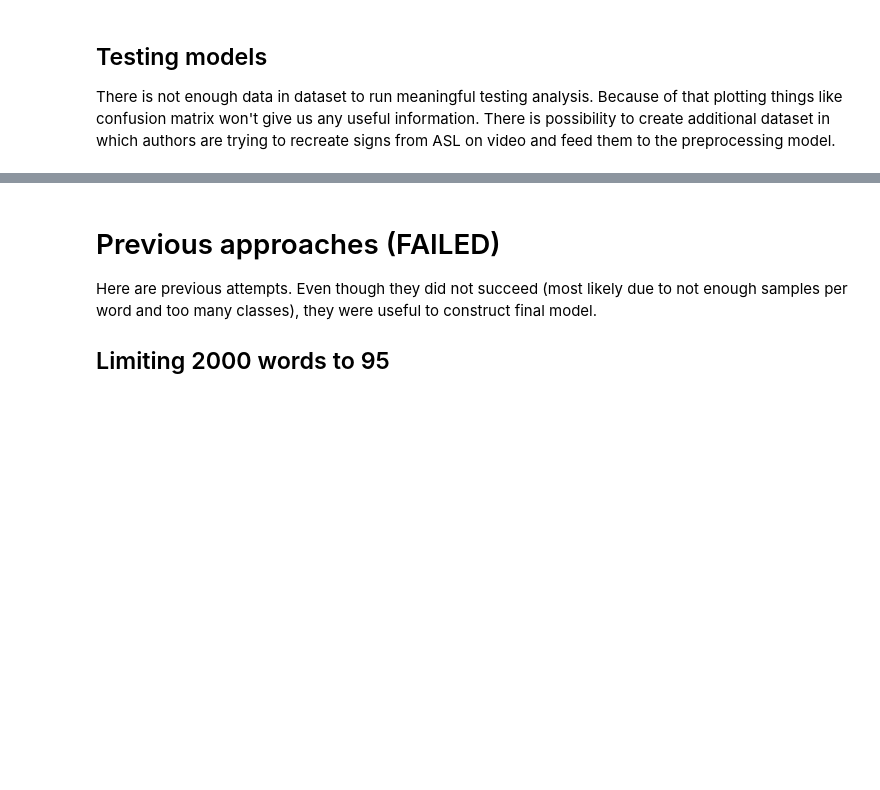
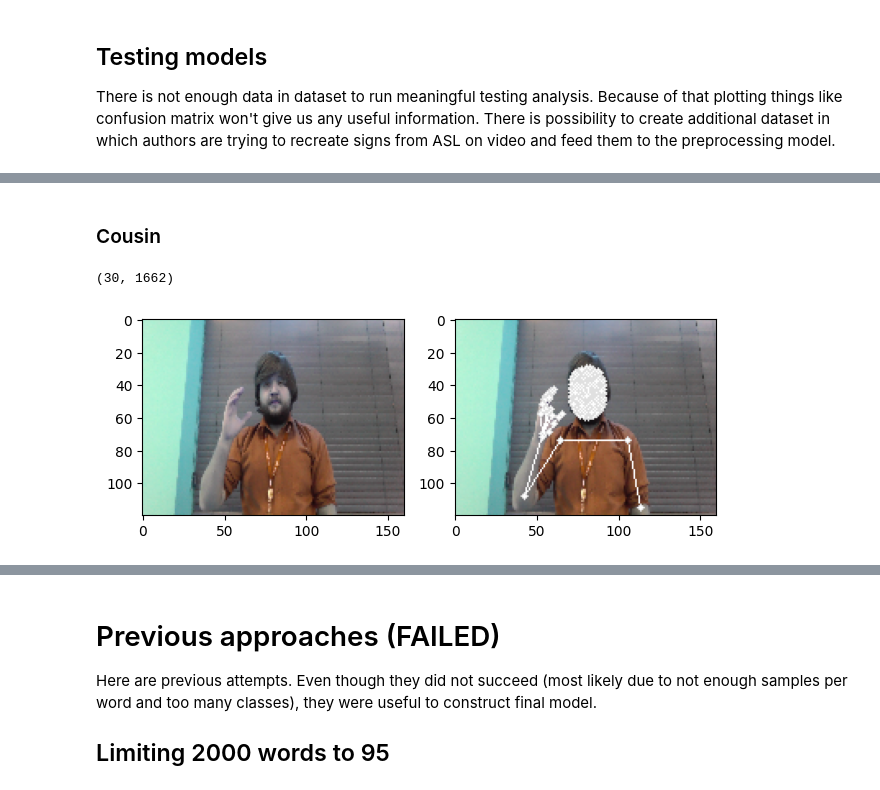
Before and after one commit to WojciechMojsiejuk/sign_language_gesture_recognition, a Jupyter notebook: asl_gesture_recognition.ipynb, the cells around one changed output, grey strips where cells are left out. Saved outputs shown, nothing was run; the diff lists cells and outputs as text; code cells hidden in the pictures; blank space fills up the shorter version.

```diff
--- a/asl_gesture_recognition.ipynb
+++ b/asl_gesture_recognition.ipynb
@@ -2259,0 +2268,21 @@ Source Li, Dongxu, Cristian Rodriguez Opazo, Xin Yu, and Hongdong Li. “Word-Le
+# %%
+def mediapipe_detection(image, model):
+    image = cv2.cvtColor(image, cv2.COLOR_BGR2RGB)
+    image.flags.writeable = False
+    results = model.process(image)
+    image.flags.writeable = True
+    image = cv2.cvtColor(image, cv2.COLOR_RGB2BGR)
+    return image, results
+# %%
+def draw_landmarks(image, results):
+    mp_drawing.draw_landmarks(image, results.face_landmarks, mp_holistic.FACEMESH_CONTOURS, mp_drawing.DrawingSpec(color=(255,255,255), thickness=1, circle_radius=1), mp_drawing.DrawingSpec(color=(255,255,255), thickness=1, circle_radius=1))
+    mp_drawing.draw_landmarks(image, results.pose_landmarks, mp_holistic.POSE_CONNECTIONS, mp_drawing.DrawingSpec(color=(255,255,255), thickness=1, circle_radius=1), mp_drawing.DrawingSpec(color=(255,255,255), thickness=1, circle_radius=1))
+    mp_drawing.draw_landmarks(image, results.left_hand_landmarks, mp_holistic.HAND_CONNECTIONS, mp_drawing.DrawingSpec(color=(255,255,255), thickness=1, circle_radius=1), mp_drawing.DrawingSpec(color=(255,255,255), thickness=1, circle_radius=1))
+    mp_drawing.draw_landmarks(image, results.right_hand_landmarks, mp_holistic.HAND_CONNECTIONS, mp_drawing.DrawingSpec(color=(255,255,255), thickness=1, circle_radius=1), mp_drawing.DrawingSpec(color=(255,255,255), thickness=1, circle_radius=1))
+# %%
+def extract_keypoints(results):
+    pose = np.array([[res.x, res.y, res.z, res.visibility] for res in results.pose_landmarks.landmark]).flatten() if results.pose_landmarks else np.zeros(33*4)
+    face = np.array([[res.x, res.y, res.z] for res in results.face_landmarks.landmark]).flatten() if results.face_landmarks else np.zeros(468*3)
+    lh = np.array([[res.x, res.y, res.z] for res in results.left_hand_landmarks.landmark]).flatten() if results.left_hand_landmarks else np.zeros(21*3)
+    rh = np.array([[res.x, res.y, res.z] for res in results.right_hand_landmarks.landmark]).flatten() if results.right_hand_landmarks else np.zeros(21*3)
+    return np.concatenate([pose, face, lh, rh])
@@ -2259,0 +2326,8 @@ Source Li, Dongxu, Cristian Rodriguez Opazo, Xin Yu, and Hongdong Li. “Word-Le
+# %% [markdown]
+### Cousin
+# %%
+f, h, l = holistic_adnotation_pipeline('cousin')
+# %%
+h.shape
+# %% [output]
+(30, 1662)
@@ -2259,0 +2337,9 @@ Source Li, Dongxu, Cristian Rodriguez Opazo, Xin Yu, and Hongdong Li. “Word-Le
+# %%
+plt.subplot(1,2,1)
+plt.imshow(f[15,:,:,::-1])
+plt.subplot(1,2,2)
+plt.imshow(l[15,:,:,::-1])
+plt.tight_layout()
+plt.show()
+# %% [output]
+[figure, added]
```
Also changed, not shown: parts of 49 cells of this notebook, 12 other files.
